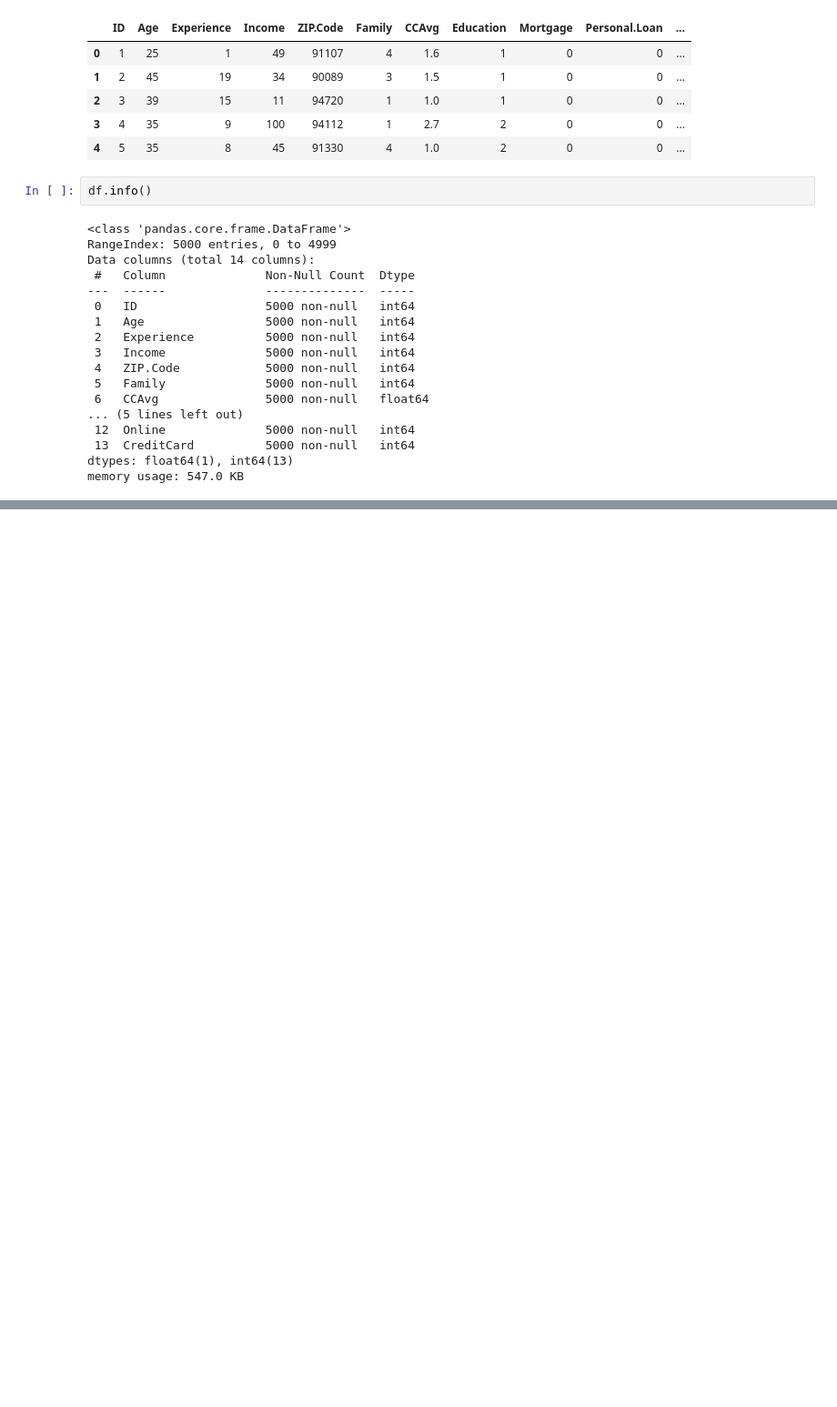
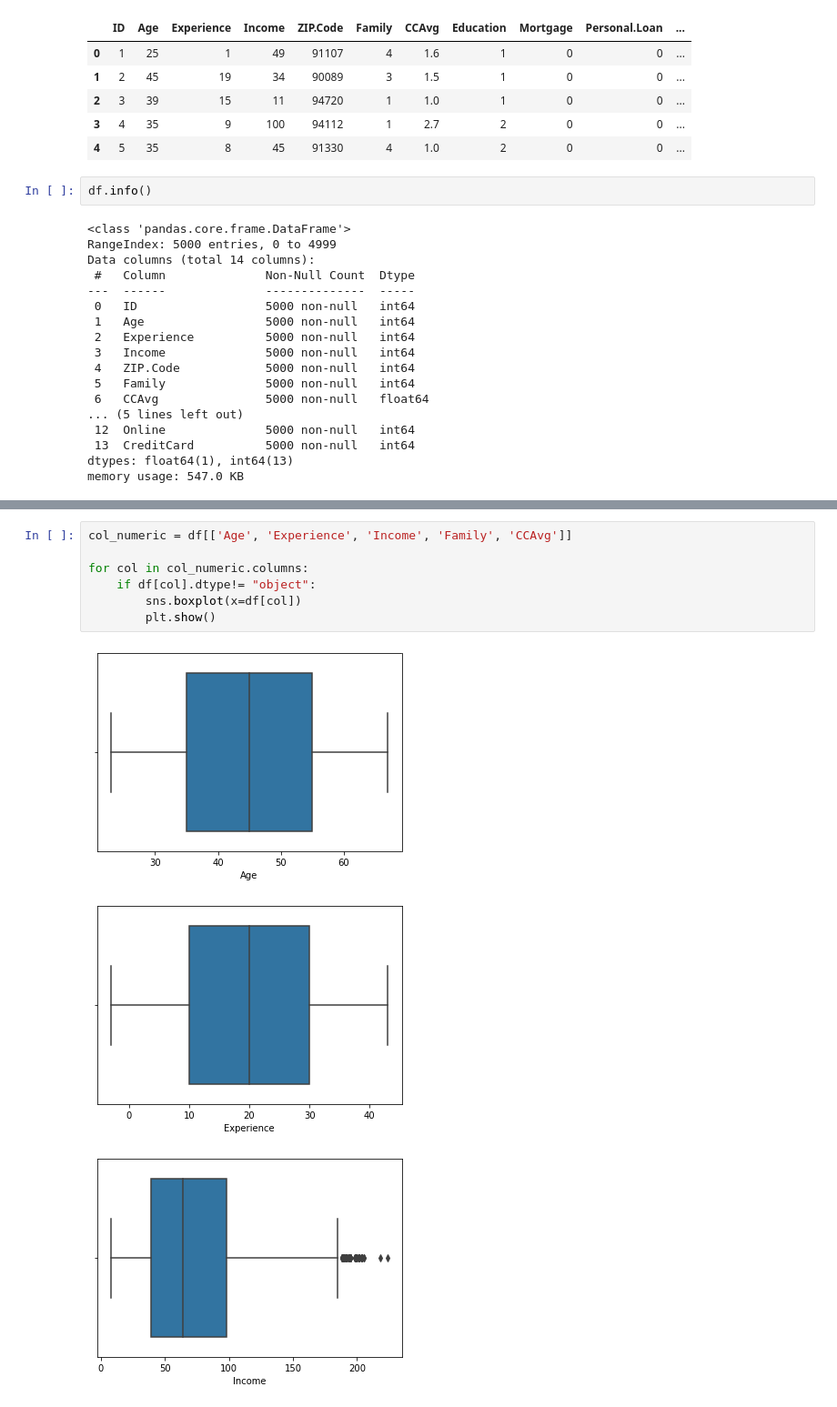
Before and after one commit to chankey1/loan-approval-classification, a Jupyter notebook: index.ipynb, the cells around one changed output, grey strips where cells are left out. Shown: that part at 91% size. Cells and saved outputs as stored; diff of their text form; blank space fills up the shorter version.

```diff
--- a/index.ipynb
+++ b/index.ipynb
@@ -32,0 +136,11 @@ memory usage: 547.0 KB
+# %%
+col_numeric = df[['Age', 'Experience', 'Income', 'Family', 'CCAvg']]
+
+for col in col_numeric.columns:
+    if df[col].dtype!= "object":
+        sns.boxplot(x=df[col])
+        plt.show()
+# %% [output]
+[figure, added]
+[figure, added]
+[figure, added]
```
Also changed, not shown: parts of 16 cells of this notebook.
